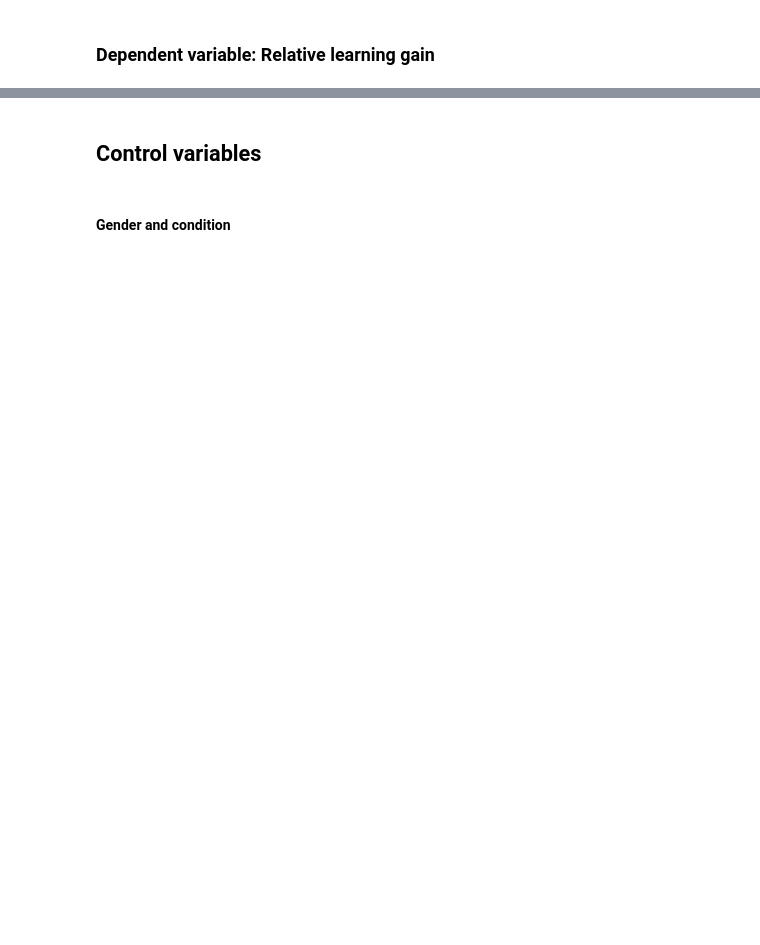
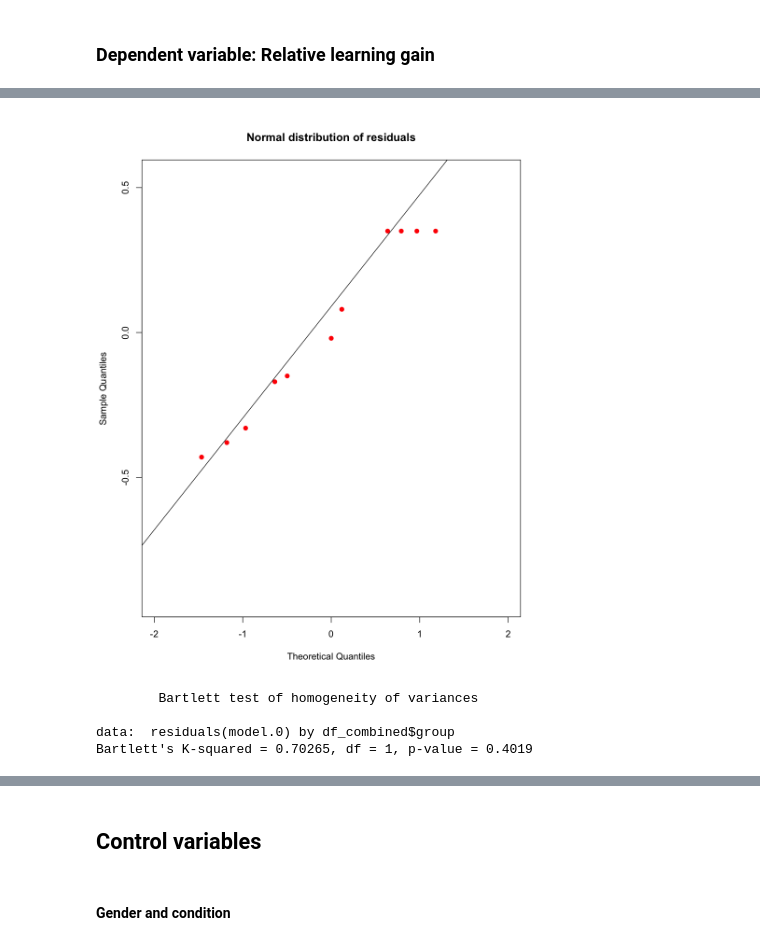
Before and after one commit to berry-sh/cs411_project, a Jupyter notebook: anova_psi_ips.ipynb, the cells around one changed output, grey strips where cells are left out. Cells and saved outputs as stored; diff of their text form; code cells hidden in the pictures; blank space fills up the shorter version.

Commit message:
Added the ps exps + power analysis + automated ANOVA + ANOVA assumptions tests

```diff
--- a/anova_psi_ips.ipynb
+++ b/anova_psi_ips.ipynb
@@ -226,0 +232,7 @@ A data.frame: 6 × 19
+# %%
+# Normality test for residuals (Shapiro-Wilk test)
+model.0 <- lm(rel_learning_gain ~ group,
+              contrasts=list(group=contr.sum),
+              data=df_combined)
+shapiro.test(model.0$residuals)
+# Results, we succeed the very sensitive Shapiro-Wilk test
@@ -226,0 +257,20 @@ A data.frame: 6 × 19
+# %%
+# Normality test (Visual test - more recommended by most of textbooks)
+options(repr.plot.width=8, repr.plot.height=10)
+group_colors <- c("psi" = "red", "control" = "blue")
+qqnorm(model.0$residuals, col=group_colors[df_combined$group], pch=19,
+       main="Normal distribution of residuals")
+qqline(model.0$residuals)
+# Results, we succeed
+# %% [output]
+[figure, added]
+# %%
+# Checking homoscedasticity (Bartlett test)
+# We can use the Bartlett test for homogeneity of variances
+bartlett.test(residuals(model.0) ~ df_combined$group)
+# Results, we succeed with a p-value of 0.4019 close to the value in Patrick scripts of 0.58
+# %% [output]
+        Bartlett test of homogeneity of variances
+
+data:  residuals(model.0) by df_combined$group
+Bartlett's K-squared = 0.70265, df = 1, p-value = 0.4019
```
Also changed, not shown: parts of 40 cells of this notebook, 2 other files.
